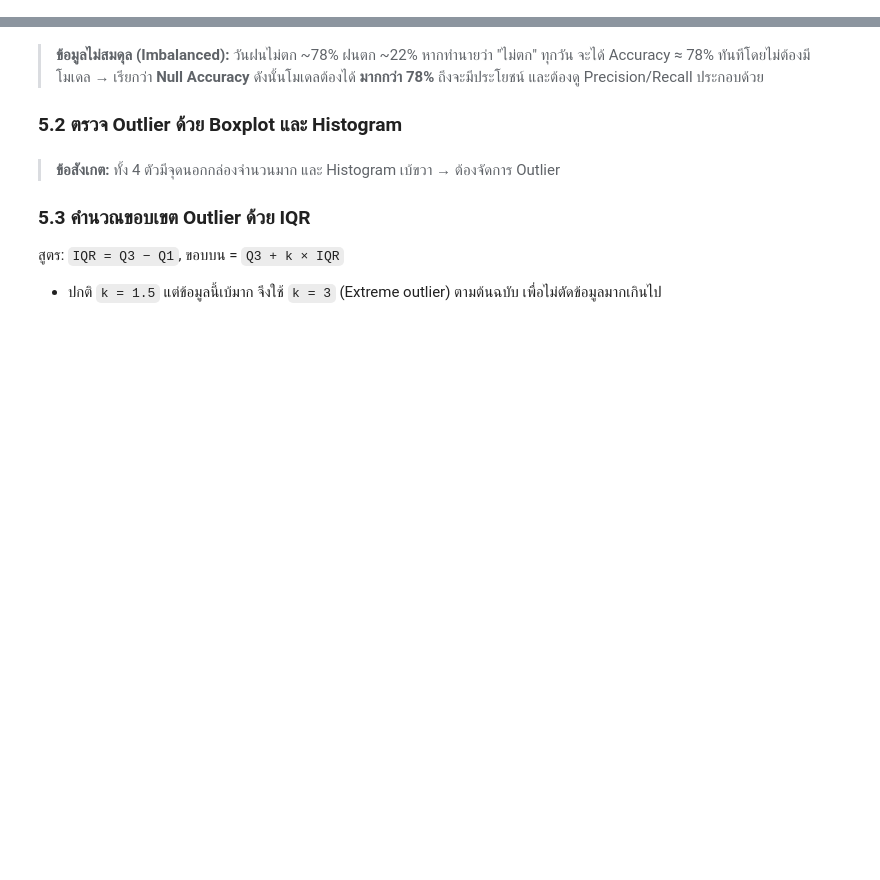
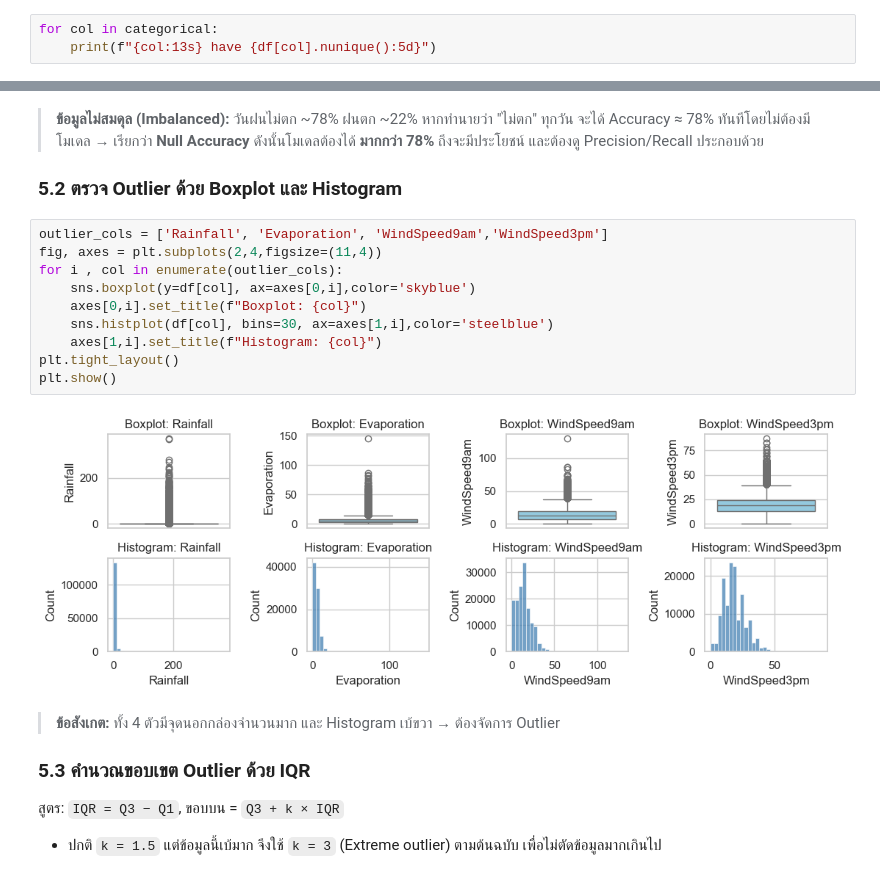
Before and after one commit to IceEz555/data-science-basic, a Jupyter notebook: PreTest/LiveCode/01_Classification_RainTomorrow_End-to-End_LiveCode.ipynb, the cells around one changed output, grey strips where cells are left out. Cells and saved outputs as stored; diff of their text form; blank space fills up the shorter version.

```diff
--- a/PreTest/LiveCode/01_Classification_RainTomorrow_End-to-End_LiveCode.ipynb
+++ b/PreTest/LiveCode/01_Classification_RainTomorrow_End-to-End_LiveCode.ipynb
@@ -93,3 +211,6 @@
 
 ### 4.5 จำนวนหมวดหมู่ในแต่ละตัวแปร Categorical (Cardinality)
 หากมีจำนวนหมวดหมู่มาก การทำ One-Hot Encoding จะสร้างคอลัมน์จำนวนมาก
+# %%
+for col in categorical:
+    print(f"{col:13s} have {df[col].nunique():5d}")
@@ -109,6 +263,18 @@
 > ดังนั้นโมเดลต้องได้ **มากกว่า 78%** ถึงจะมีประโยชน์ และต้องดู Precision/Recall ประกอบด้วย
 
 ### 5.2 ตรวจ Outlier ด้วย Boxplot และ Histogram
+# %%
+outlier_cols = ['Rainfall', 'Evaporation', 'WindSpeed9am','WindSpeed3pm']
+fig, axes = plt.subplots(2,4,figsize=(11,4))
+for i , col in enumerate(outlier_cols):
+    sns.boxplot(y=df[col], ax=axes[0,i],color='skyblue')
+    axes[0,i].set_title(f"Boxplot: {col}")
+    sns.histplot(df[col], bins=30, ax=axes[1,i],color='steelblue')
+    axes[1,i].set_title(f"Histogram: {col}")
+plt.tight_layout()
+plt.show()
+# %% [output]
+[figure, added]
 # %% [markdown]
 > **ข้อสังเกต:** ทั้ง 4 ตัวมีจุดนอกกล่องจำนวนมาก และ Histogram เบ้ขวา → ต้องจัดการ Outlier
 
```
Also changed, not shown: parts of 33 cells of this notebook, 7 other files.
